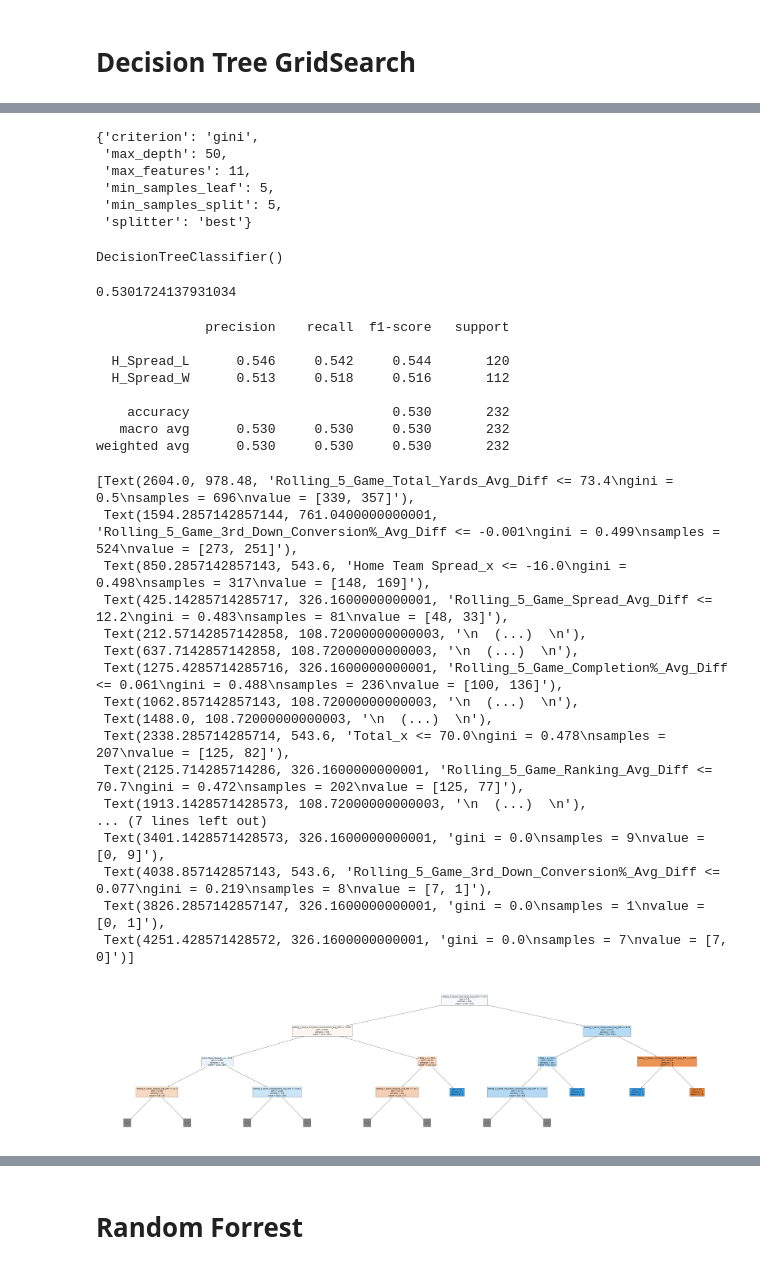
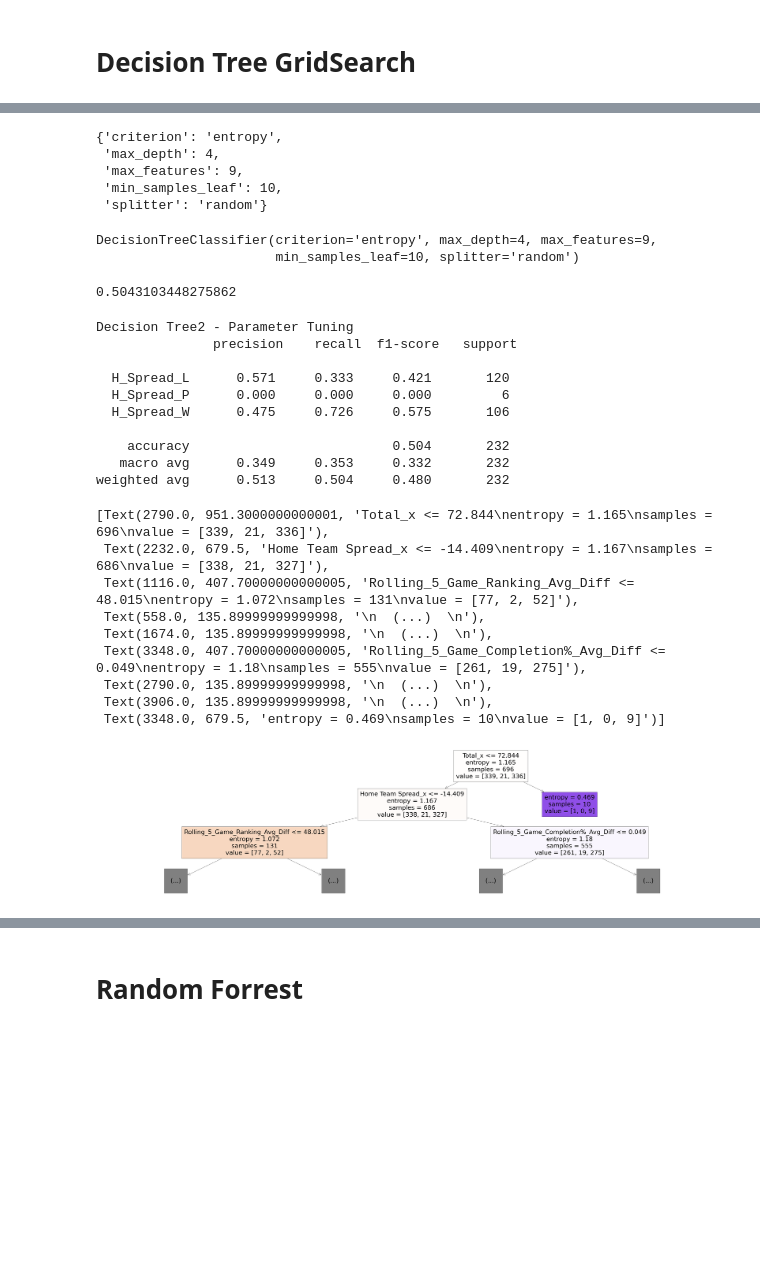
Before and after one commit to MarkClampitt/Springboard, a Jupyter notebook: Capstone2/Cap2_Final_Models-Copy1.ipynb, the cells around one changed output, grey strips where cells are left out. Drawn from its saved outputs; the diff is of its cells as text; code cells hidden in the pictures; blank space fills up the shorter version.

```diff
--- a/Capstone2/Cap2_Final_Models-Copy1.ipynb
+++ b/Capstone2/Cap2_Final_Models-Copy1.ipynb
@@ -94,7 +94,7 @@ df3.shape
 # %%
 df3['H Spread Outcome'] = df3.apply(lambda x: 'H_Spread_W' if (x['Home Score_x_x'] + x['Home Team Spread_x']) > x['Away Score_x_x']
                                   else ('H_Spread_L' if (x['Home Score_x_x'] + x['Home Team Spread_x']) < x['Away Score_x_x']
-                                  else 'H_Spread_W' if x['Home Score_x_x'] + x['Home Team Spread_x'] == x['Away Score_x_x']
+                                  else 'H_Spread_P' if x['Home Score_x_x'] + x['Home Team Spread_x'] == x['Away Score_x_x']
                                   else ""
 
 
@@ -561,13 +603,12 @@ parameters = {
     'criterion': ['gini', 'entropy'],
     'splitter': ['best','random'],
     'max_depth': [1,2,3,4,5,10,15,20,30,40,41,43,45,45,47,50,60],
-    'min_samples_split': [2,3,5],
     'min_samples_leaf':[1,3,5,10],
-    'max_features' : [5,6,7,8,9,10,11,12,13]
+    'max_features' : [5,6,7,8,9,10,11,12]
 }
 # %%
 DT2 = DecisionTreeClassifier()
 # %%
-clf = GridSearchCV(DT2,parameters,cv=5)
-clf.fit(X,y)
+clf = GridSearchCV(DT2,parameters,cv=5,scoring='f1_weighted')
+clf.fit(X_train,y_train)
 # %% [output]
@@ -582,60 +625,54 @@ GridSearchCV(cv=5, estimator=DecisionTreeClassifier(),
 # %%
 clf.best_params_
 # %% [output]
-{'criterion': 'gini',
- 'max_depth': 50,
- 'max_features': 11,
- 'min_samples_leaf': 5,
- 'min_samples_split': 5,
- 'splitter': 'best'}
+{'criterion': 'entropy',
+ 'max_depth': 4,
+ 'max_features': 9,
+ 'min_samples_leaf': 10,
+ 'splitter': 'random'}
 # %%
 best_params = clf.best_params_
 # %%
 
-DT = DecisionTreeClassifier(**best_params)
+DT2 = DecisionTreeClassifier(**best_params)
 # %%
 DT2.fit(X_train,y_train)
 # %% [output]
-DecisionTreeClassifier()
+DecisionTreeClassifier(criterion='entropy', max_depth=4, max_features=9,
+                       min_samples_leaf=10, splitter='random')
 # %%
 y_pred = DT2.predict(X_test)
 # %%
 metrics.accuracy_score(y_test, y_pred)
 # %% [output]
-0.5301724137931034
+0.5043103448275862
 # %%
-print(metrics.classification_report(y_test, y_pred, digits=3))
+print('Decision Tree2 - Parameter Tuning' '\n', metrics.classification_report(y_test, y_pred, digits=3))
 # %% [output]
-              precision    recall  f1-score   support
+Decision Tree2 - Parameter Tuning
+               precision    recall  f1-score   support
 
-  H_Spread_L      0.546     0.542     0.544       120
-  H_Spread_W      0.513     0.518     0.516       112
+  H_Spread_L      0.571     0.333     0.421       120
+  H_Spread_P      0.000     0.000     0.000         6
+  H_Spread_W      0.475     0.726     0.575       106
 
-    accuracy                          0.530       232
-   macro avg      0.530     0.530     0.530       232
-weighted avg      0.530     0.530     0.530       232
+    accuracy                          0.504       232
+   macro avg      0.349     0.353     0.332       232
+weighted avg      0.513     0.504     0.480       232
 # %%
 plt.figure(figsize=(80,20))
-plot_tree(DT2,feature_names=X_train.columns,max_depth=3,filled=True)
+plot_tree(DT2,feature_names=X_train.columns,max_depth=2,filled=True)
 # %% [output]
-[Text(2604.0, 978.48, 'Rolling_5_Game_Total_Yards_Avg_Diff <= 73.4\ngini = 0.5\nsamples = 696\nvalue = [339, 357]'),
- Text(1594.2857142857144, 761.0400000000001, 'Rolling_5_Game_3rd_Down_Conversion%_Avg_Diff <= -0.001\ngini = 0.499\nsamples = 524\nvalue = [273, 251]'),
- Text(850.2857142857143, 543.6, 'Home Team Spread_x <= -16.0\ngini = 0.498\nsamples = 317\nvalue = [148, 169]'),
- Text(425.14285714285717, 326.1600000000001, 'Rolling_5_Game_Spread_Avg_Diff <= 12.2\ngini = 0.483\nsamples = 81\nvalue = [48, 33]'),
- Text(212.57142857142858, 108.72000000000003, '\n  (...)  \n'),
- Text(637.7142857142858, 108.72000000000003, '\n  (...)  \n'),
- Text(1275.4285714285716, 326.1600000000001, 'Rolling_5_Game_Completion%_Avg_Diff <= 0.061\ngini = 0.488\nsamples = 236\nvalue = [100, 136]'),
- Text(1062.857142857143, 108.72000000000003, '\n  (...)  \n'),
- Text(1488.0, 108.72000000000003, '\n  (...)  \n'),
- Text(2338.285714285714, 543.6, 'Total_x <= 70.0\ngini = 0.478\nsamples = 207\nvalue = [125, 82]'),
- Text(2125.714285714286, 326.1600000000001, 'Rolling_5_Game_Ranking_Avg_Diff <= 70.7\ngini = 0.472\nsamples = 202\nvalue = [125, 77]'),
- Text(1913.1428571428573, 108.72000000000003, '\n  (...)  \n'),
-... (7 lines left out)
- Text(3401.1428571428573, 326.1600000000001, 'gini = 0.0\nsamples = 9\nvalue = [0, 9]'),
- Text(4038.857142857143, 543.6, 'Rolling_5_Game_3rd_Down_Conversion%_Avg_Diff <= 0.077\ngini = 0.219\nsamples = 8\nvalue = [7, 1]'),
- Text(3826.2857142857147, 326.1600000000001, 'gini = 0.0\nsamples = 1\nvalue = [0, 1]'),
- Text(4251.428571428572, 326.1600000000001, 'gini = 0.0\nsamples = 7\nvalue = [7, 0]')]
+[Text(2790.0, 951.3000000000001, 'Total_x <= 72.844\nentropy = 1.165\nsamples = 696\nvalue = [339, 21, 336]'),
+ Text(2232.0, 679.5, 'Home Team Spread_x <= -14.409\nentropy = 1.167\nsamples = 686\nvalue = [338, 21, 327]'),
+ Text(1116.0, 407.70000000000005, 'Rolling_5_Game_Ranking_Avg_Diff <= 48.015\nentropy = 1.072\nsamples = 131\nvalue = [77, 2, 52]'),
+ Text(558.0, 135.89999999999998, '\n  (...)  \n'),
+ Text(1674.0, 135.89999999999998, '\n  (...)  \n'),
+ Text(3348.0, 407.70000000000005, 'Rolling_5_Game_Completion%_Avg_Diff <= 0.049\nentropy = 1.18\nsamples = 555\nvalue = [261, 19, 275]'),
+ Text(2790.0, 135.89999999999998, '\n  (...)  \n'),
+ Text(3906.0, 135.89999999999998, '\n  (...)  \n'),
+ Text(3348.0, 679.5, 'entropy = 0.469\nsamples = 10\nvalue = [1, 0, 9]')]
-[figure, old version]
+[figure, new version]
 # %%
 plot_feature_importance(DT2.feature_importances_,X_train.columns,'Decision Tree')
 # %% [output]
```
Also changed, not shown: parts of 315 cells of this notebook.
